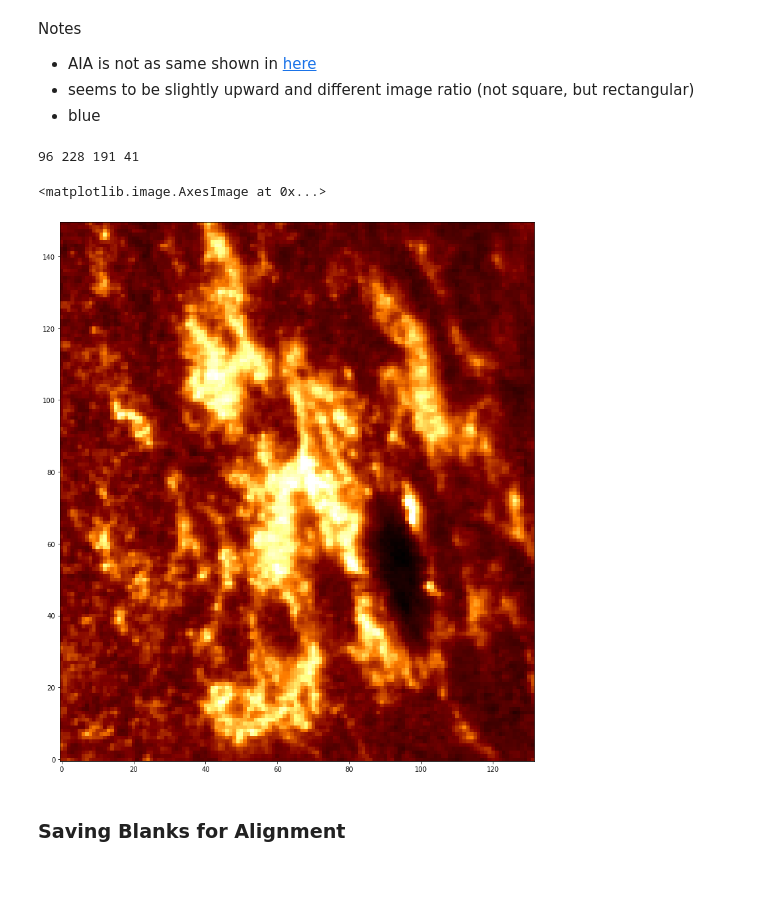
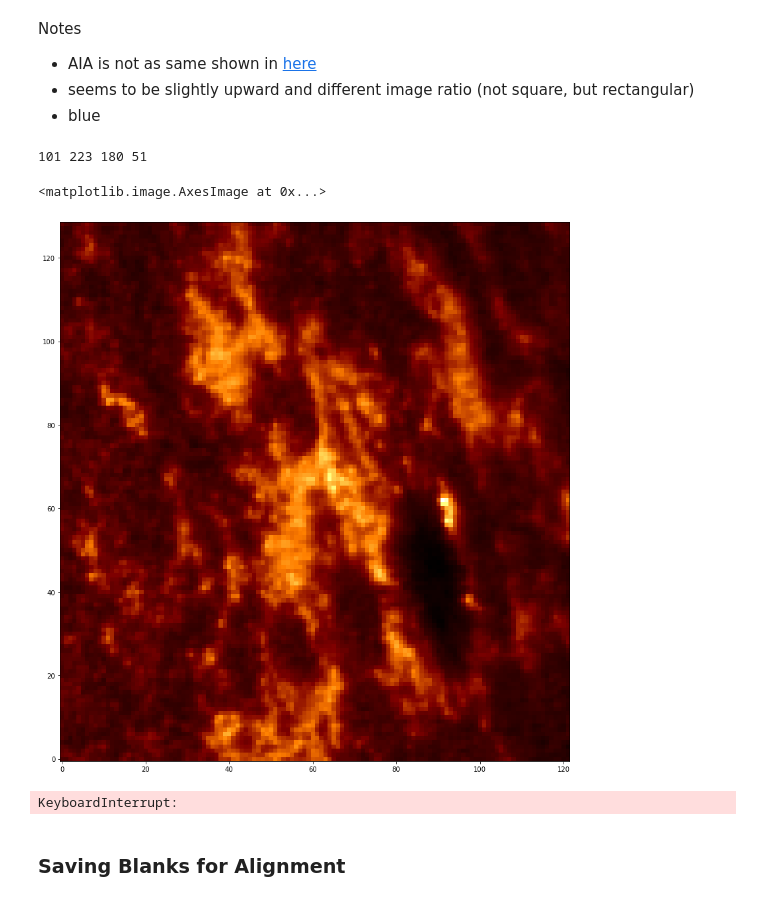
Before and after one commit to Neontus/mg2hk, a Jupyter notebook: coordinate.ipynb, the cells around one changed output. Saved outputs shown, nothing was run; the diff lists cells and outputs as text; code cells hidden in the pictures.

```diff
--- a/coordinate.ipynb
+++ b/coordinate.ipynb
@@ -154,12 +160,12 @@ ax.imshow(iris_data[:,:,503], cmap='afmhot')#, cmap=cm.sdoaia1600)
 # %%
 print("center in arcsec", ycen_iris, xcen_iris)
 print("scaling", yscl_iris, xscl_iris)
-print("shape in pixels", iris_data[:,:,503].shape)
+print("shape in pixels", iris_data[:,:,iris_freq].shape)
 
-new_iris_shape = iris_data[:,:,503].shape[0]*yscl_iris, iris_data[:,:,503].shape[1]*xscl_iris
+new_iris_shape = iris_data[:,:,iris_freq].shape[0]*yscl_iris, iris_data[:,:,iris_freq].shape[1]*xscl_iris
 print("scaled shape", new_iris_shape)
 
-new_iris_data = rebin.congrid(iris_data[:,:,503], new_iris_shape)
+new_iris_data = rebin.congrid(iris_data[:,:,iris_freq], new_iris_shape)
 print("scaled in arcsec", new_iris_data.shape)
 
 print("shape in arcsec should be around", 240, 130)
@@ -193,0 +187,20 @@ plt.plot(xcen_iris, ycen_iris, marker="o", color="blue")
+# %%
+def crop_image(img,tol=0):
+    # img is 2D or 3D image data
+    # tol  is tolerance
+    mask = img>tol
+    if img.ndim==3:
+        mask = mask.all(2)
+    m,n = mask.shape
+    mask0,mask1 = mask.any(0),mask.any(1)
+    col_start,col_end = mask0.argmax(),n-mask0[::-1].argmax()
+    row_start,row_end = mask1.argmax(),m-mask1[::-1].argmax()
+    return img[row_start:row_end,col_start:col_end]
+# %%
+cropped_iris = crop_image(new_iris_data)
+hiris, wiris = cropped_iris.shape #in arcsec
+print(wiris, hiris)
+extent_iris = [xcen_iris-wiris/2,xcen_iris+wiris/2,ycen_iris-hiris/2,ycen_iris+hiris/2]
+print(extent_iris)
+print("center in pixels:", int(cropped_iris.shape[0]/2), ",", cropped_iris.shape[1]/2)
+print("new center:", ycen_iris, xcen_iris)
@@ -215,26 +240,39 @@ Notes
 - blue
 # %%
 #in arcsec, crop points are:
-acp = [(extent_iris[0]-10, extent_iris[3]+10), (extent_iris[0]-10, extent_iris[2]-10), (extent_iris[1]+10, extent_iris[3]+10), (extent_iris[1]+10, extent_iris[2]-10)]
+acp = [(extent_iris[0]-5, extent_iris[3]+5), (extent_iris[0]-5, extent_iris[2]-5), (extent_iris[1]+5, extent_iris[3]+5), (extent_iris[1]+5, extent_iris[2]-5)]
 
 #now, convert to pixels for cropping:
-x_i = int(extent_iris[0]-10-extent_aia[0])
-x_f = int(extent_iris[1]+10-extent_aia[0])
+x_i = int(extent_iris[0]-5-extent_aia[0])
+x_f = int(extent_iris[1]+5-extent_aia[0])
 
-y_f = -int(extent_iris[3]+10-extent_aia[3])
-y_i = -int(extent_iris[2]-10-extent_aia[3])
+y_f = -int(extent_iris[3]+5-extent_aia[3])
+y_i = -int(extent_iris[2]-5-extent_aia[3])
 
 print(x_i, x_f, y_i, y_f)
 # %% [output]
-96 228 191 41
+101 223 180 51
 # %%
 cut_aia = new_aia[y_f:y_i, x_i:x_f]
 
 fig, ax = plt.subplots(figsize=[20,15])
-ax.imshow(cut_aia, cmap='afmhot', origin="lower",vmax=165)
+ax.imshow(cut_aia, cmap='afmhot', origin="lower")
 # %% [output]
 <matplotlib.image.AxesImage at 0x...>
-[figure, old version]
+[figure, new version]
+# %%
+fig, ax = plt.subplots(1, 1, figsize=[10, 20])
+
+for i in range(100):
+    if (i%2 == 0):
+        ax.imshow(cut_aia, cmap="afmhot", origin="lower")
+    else:
+        ax.imshow(cropped_iris, cmap='afmhot', origin="lower", vmin=0, vmax=30)
+    display.display(fig)
+    display.clear_output(wait = True)
+    plt.pause(.5)
+# %% [output]
+KeyboardInterrupt:
 # %% [markdown]
 ### Saving Blanks for Alignment
 # %%
```
Also changed, not shown: parts of 31 cells of this notebook, 3 other files.
